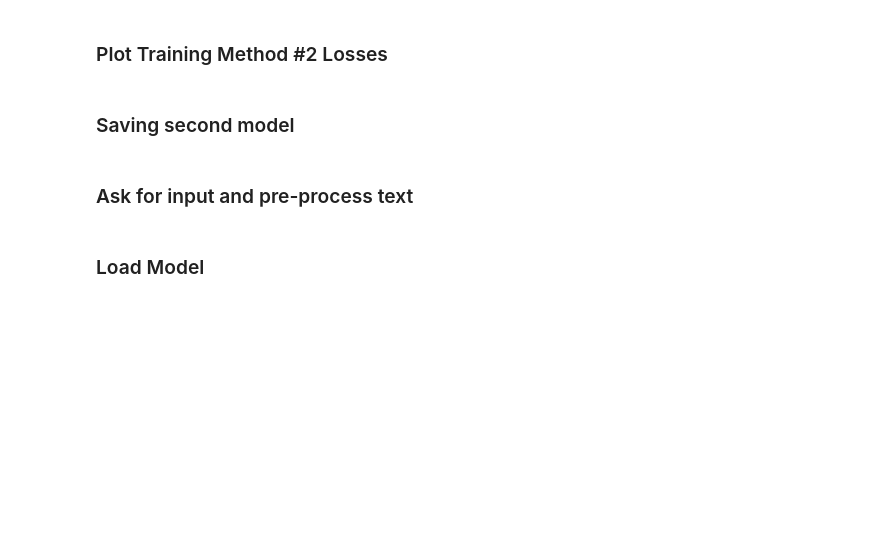
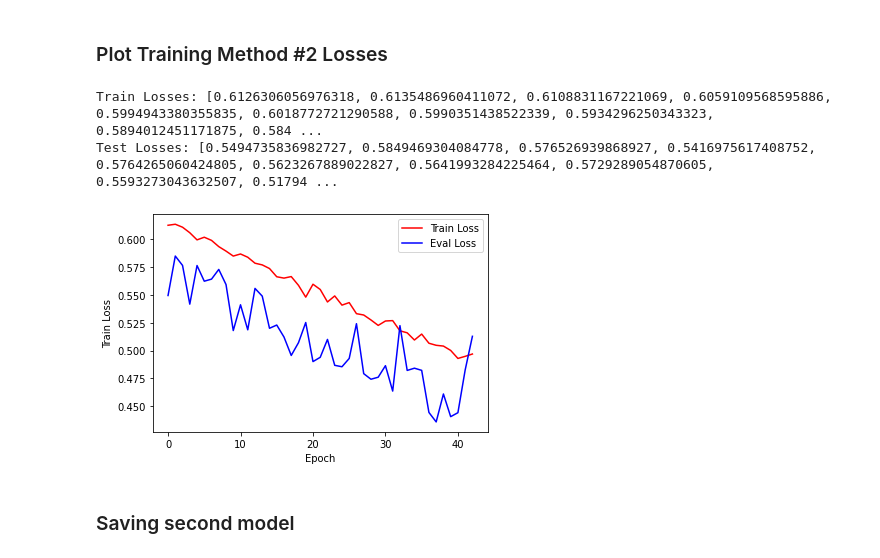
Before and after one commit to michaelchen27/scam-classifier, a Jupyter notebook: Federated learning with Pysyft and Pytorch.ipynb, the cells around one changed output. Cells and saved outputs as stored; diff of their text form; code cells hidden in the pictures; blank space fills up the shorter version.

```diff
--- a/Federated learning with Pysyft and Pytorch.ipynb
+++ b/Federated learning with Pysyft and Pytorch.ipynb
@@ -699,17 +702,20 @@ Trigger Times: 0
 ### Plot Training Method #2 Losses
 # %%
 print(f"Train Losses: {train_losses}")
+print(f"Test Losses: {test_losses}")
 plt.plot(train_losses, 'r')
 plt.plot(test_losses, 'b')
-plt.legend(['Training Loss', 'Test Loss'])
+plt.legend(['Train Loss', 'Eval Loss'])
 plt.xlabel('Epoch')
 plt.ylabel('Train Loss')
 plt.show()
+# %% [output]
+Train Losses: [0.6126306056976318, 0.6135486960411072, 0.6108831167221069, 0.6059109568595886, 0.5994943380355835, 0.6018772721290588, 0.5990351438522339, 0.5934296250343323, 0.5894012451171875, 0.584 ...
+Test Losses: [0.5494735836982727, 0.5849469304084778, 0.576526939868927, 0.5416975617408752, 0.5764265060424805, 0.5623267889022827, 0.5641993284225464, 0.5729289054870605, 0.5593273043632507, 0.51794 ...
+[figure, added]
 # %% [markdown]
 ### Saving second model
 # %%
 # Save
 PATH = "state_dict_model.pt"
 torch.save(second_model.state_dict(), PATH)
-# %% [markdown]
-### Ask for input and pre-process text
@@ -746,5 +730,3 @@ BATCH_SIZE = 30
 EMBEDDING_DIM = 50
 HIDDEN_DIM = 10
 DROPOUT = 0.2
-# %% [markdown]
-### Load Model
```
Also changed, not shown: parts of 11 cells of this notebook, 10 other files.
